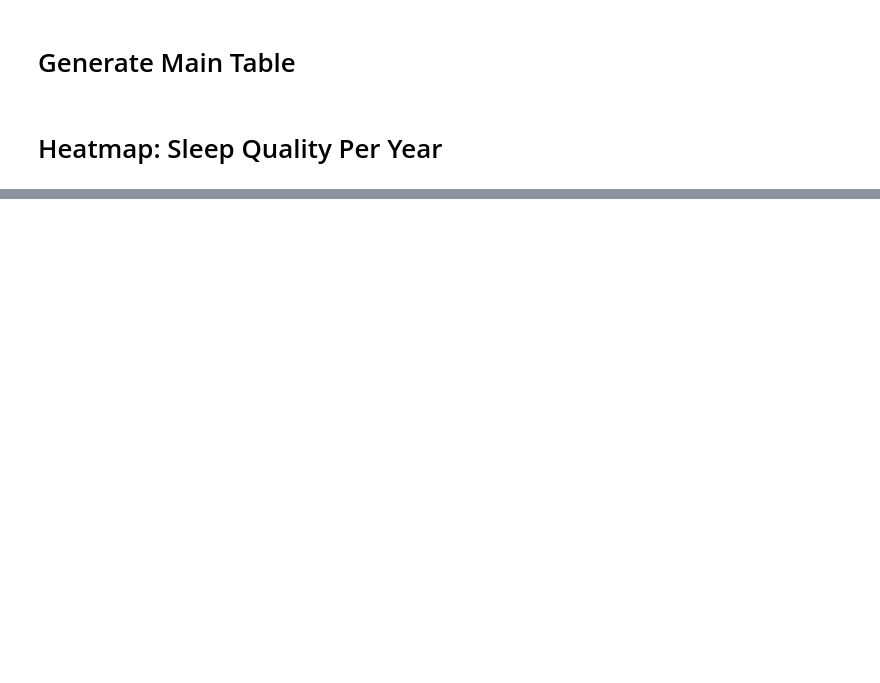
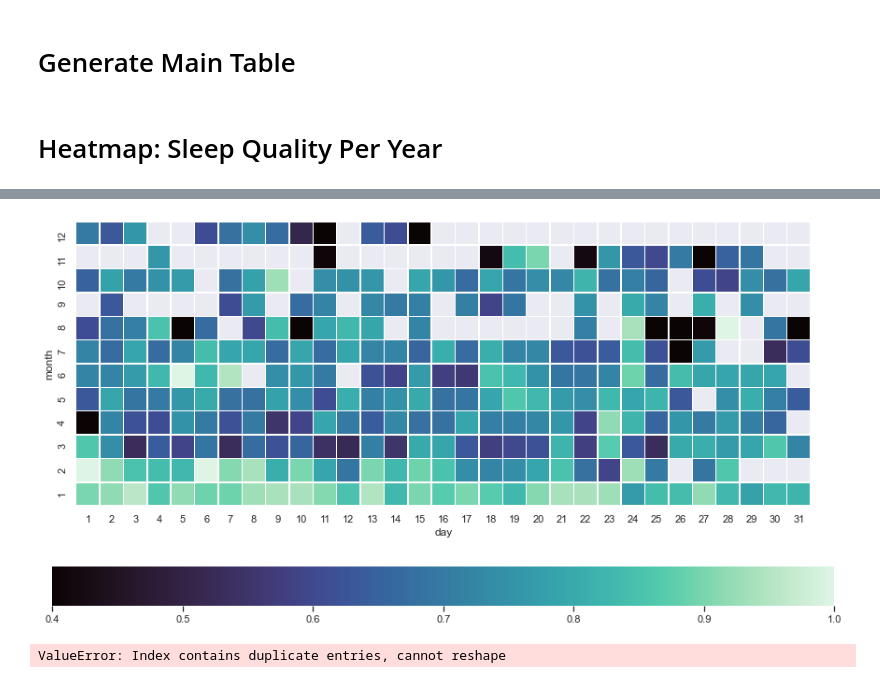
Before and after one commit to annegv/sleepvs, a Jupyter notebook: 0_sleep.ipynb, the cells around one changed output, grey strips where cells are left out. Cells and saved outputs as stored; diff of their text form; code cells hidden in the pictures; blank space fills up the shorter version.

```diff
--- a/0_sleep.ipynb
+++ b/0_sleep.ipynb
@@ -117,0 +86,8 @@ map22.invert_yaxis()
+# %%
+generate_heatmap(sleepqual21, gradient, min_col, max_col)
+# %% [output]
+[figure, added]
+# %%
+generate_heatmap(sleepqual22, gradient, min_col, max_col)
+# %% [output]
+ValueError: Index contains duplicate entries, cannot reshape
```
Also changed, not shown: parts of 12 cells of this notebook.
